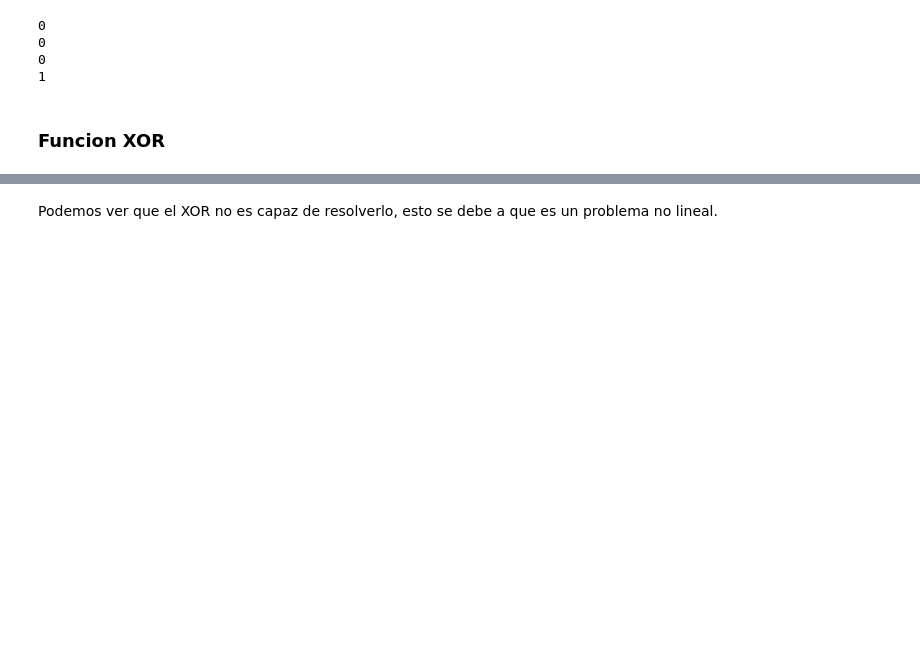
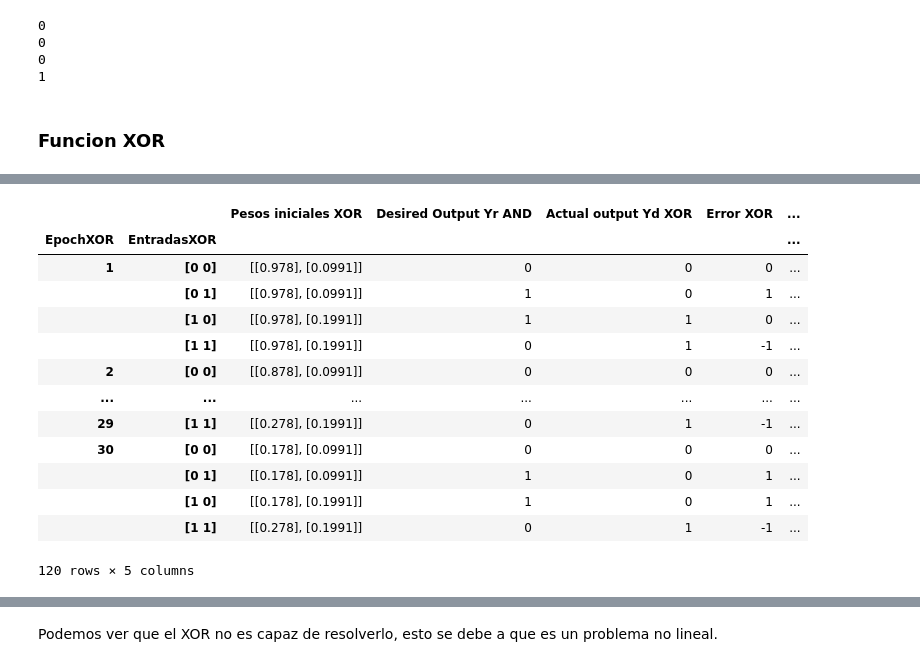
Before and after one commit to marcos261099/Practica2IA2, a Jupyter notebook: p1/L2P1-Perceptron.ipynb, the cells around one changed output, grey strips where cells are left out. Saved outputs shown, nothing was run; the diff lists cells and outputs as text; code cells hidden in the pictures; blank space fills up the shorter version.

```diff
--- a/p1/L2P1-Perceptron.ipynb
+++ b/p1/L2P1-Perceptron.ipynb
@@ -157,6 +182,7 @@ clasificacion(np.array([1,1]))
 # %% [markdown]
 ### Funcion XOR
 # %%
+df.rename(columns={'EpochAnd':'EpochXOR','EntradasAND':'EntradasXOR','Pesos iniciales AND':'Pesos iniciales XOR','Desired Output Yr XOR':'Desired Output Yr XOR','Actual output Yd AND':'Actual output Yd XOR','Error AND':'Error XOR','Pesos finales AND':'Pesos finales XOR'}, inplace=True)
 pesos=Inipesos #restablecemos los pesos, para tener los generados aleatorimante antes.
 df.drop(df.index, inplace=True) #eliminamos la tabla anterior
 #XOR
@@ -186,6 +214,21 @@ Ecuación del hiperplano: -3.81*x + 2.02
 # %%
-df2=df.set_index(["Epoch","Entradas"])
-df2#imprimimos la tabla
+df3=df.set_index(["EpochXOR","EntradasXOR"])
+df3#imprimimos la tabla
+# %% [output]
+|  |  | Pesos iniciales XOR | Desired Output Yr AND | Actual output Yd XOR | Error XOR | ... |
+| EpochXOR | EntradasXOR |  |  |  |  | ... |
+| 1 | [0 0] | [[0.978], [0.0991]] | 0 | 0 | 0 | ... |
+|  | [0 1] | [[0.978], [0.0991]] | 1 | 0 | 1 | ... |
+|  | [1 0] | [[0.978], [0.1991]] | 1 | 1 | 0 | ... |
+|  | [1 1] | [[0.978], [0.1991]] | 0 | 1 | -1 | ... |
+| 2 | [0 0] | [[0.878], [0.0991]] | 0 | 0 | 0 | ... |
+| ... | ... | ... | ... | ... | ... | ... |
+| 29 | [1 1] | [[0.278], [0.1991]] | 0 | 1 | -1 | ... |
+| 30 | [0 0] | [[0.178], [0.0991]] | 0 | 0 | 0 | ... |
+|  | [0 1] | [[0.178], [0.0991]] | 1 | 0 | 1 | ... |
+|  | [1 0] | [[0.178], [0.1991]] | 1 | 0 | 1 | ... |
+|  | [1 1] | [[0.278], [0.1991]] | 0 | 1 | -1 | ... |
+120 rows × 5 columns
 # %%
 plt.plot(np.arange(EpochNecesariosXOR+1)+1,ErroresEpochXOR)#mostramos los erres que ha tenido en cada epoch
 axes = plt.gca()
```
Also changed, not shown: parts of 9 cells of this notebook.
